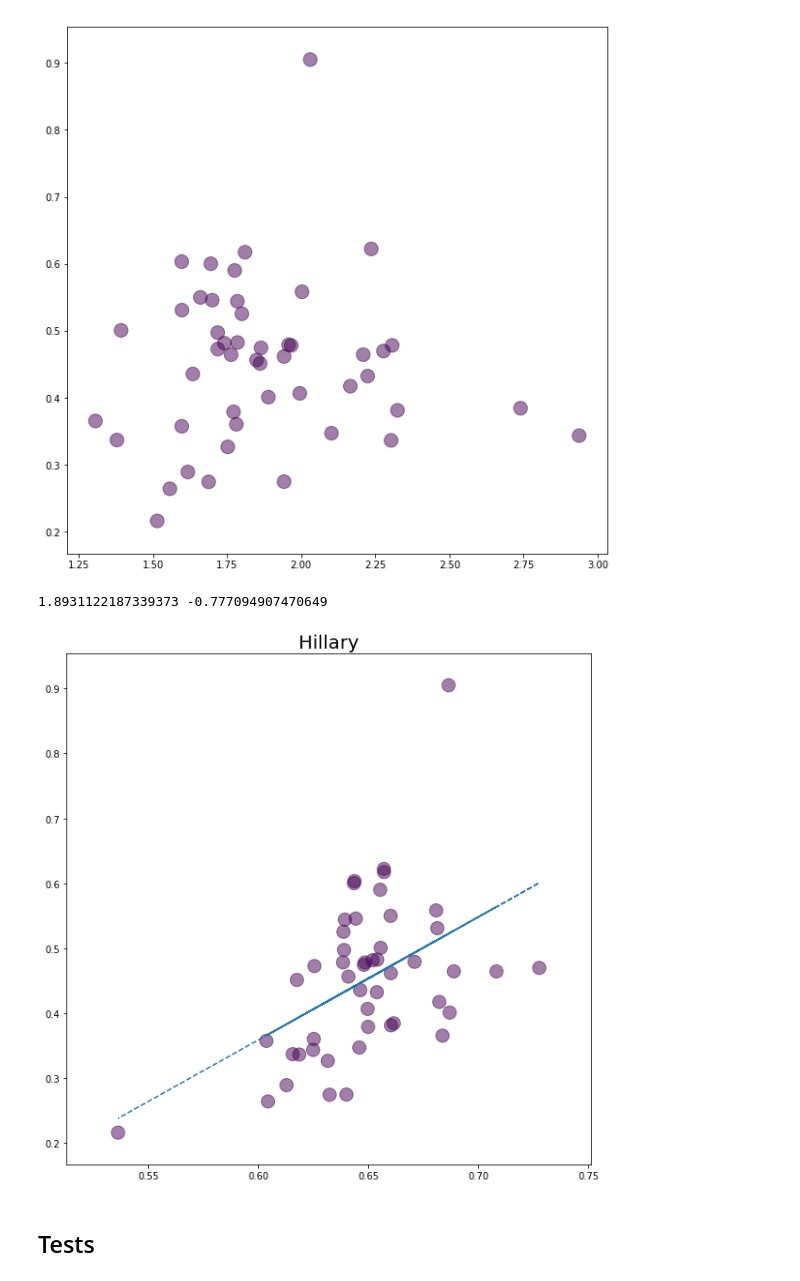
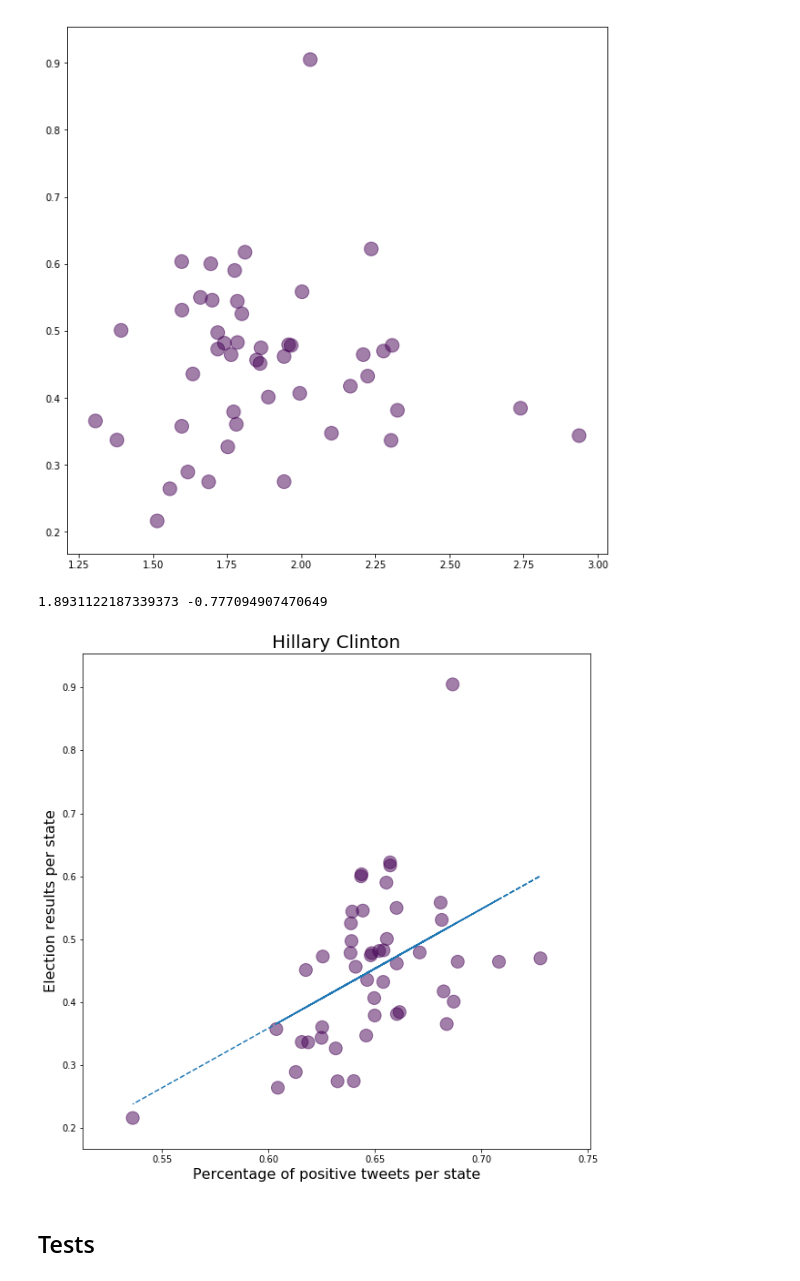
Before and after one commit to maxcrous/Elections_Twitter_Project, a Jupyter notebook: week3_4_assignment_albert.ipynb, the cells around one changed output. Cells and saved outputs as stored; diff of their text form; code cells hidden in the pictures.

```diff
--- a/week3_4_assignment_albert.ipynb
+++ b/week3_4_assignment_albert.ipynb
@@ -1547,35 +1549,37 @@ plt.figure(figsize=(10,10))
 
 x = [] # estimated from tweets
 y = [] # real data
 
 for state in states:
     if state not in mapStatePosDividedByAllHillaryEstimated:
         continue
     x.append(mapStatePosDividedByAllHillaryEstimated[state])
     y.append(mapStateToRealPercentatges[state]['Hillary'])
 
 
 colors = [1]*len(x)
 area = 200  # 0 to 15 point radii
 
 plt.scatter(x, y, s=area, c=colors, alpha=0.5)
 
 
 p = np.polyfit(x, y, deg=1)
 # p[0] y-intercept
 # p[1] b
 print(p[0], p[1])
 x1 = x
 slopeList = []
 for xVal in x:
     slopeList.append(p[0]*xVal)
 y2 = p[1] + slopeList
 plt.plot(x1, y2, '--')
-plt.title('Hillary', fontsize=20)
+plt.title('Hillary Clinton', fontsize=20)
+plt.xlabel('Percentage of positive tweets per state', fontsize=16)
+plt.ylabel('Election results per state', fontsize=16)
 plt.show()
 # %% [output]
 1.8931122187339373 -0.777094907470649
-[figure, old version]
+[figure, new version]
 # %% [markdown]
 ## Tests
 # %%
```
Also changed, not shown: parts of 1 cell of this notebook.
